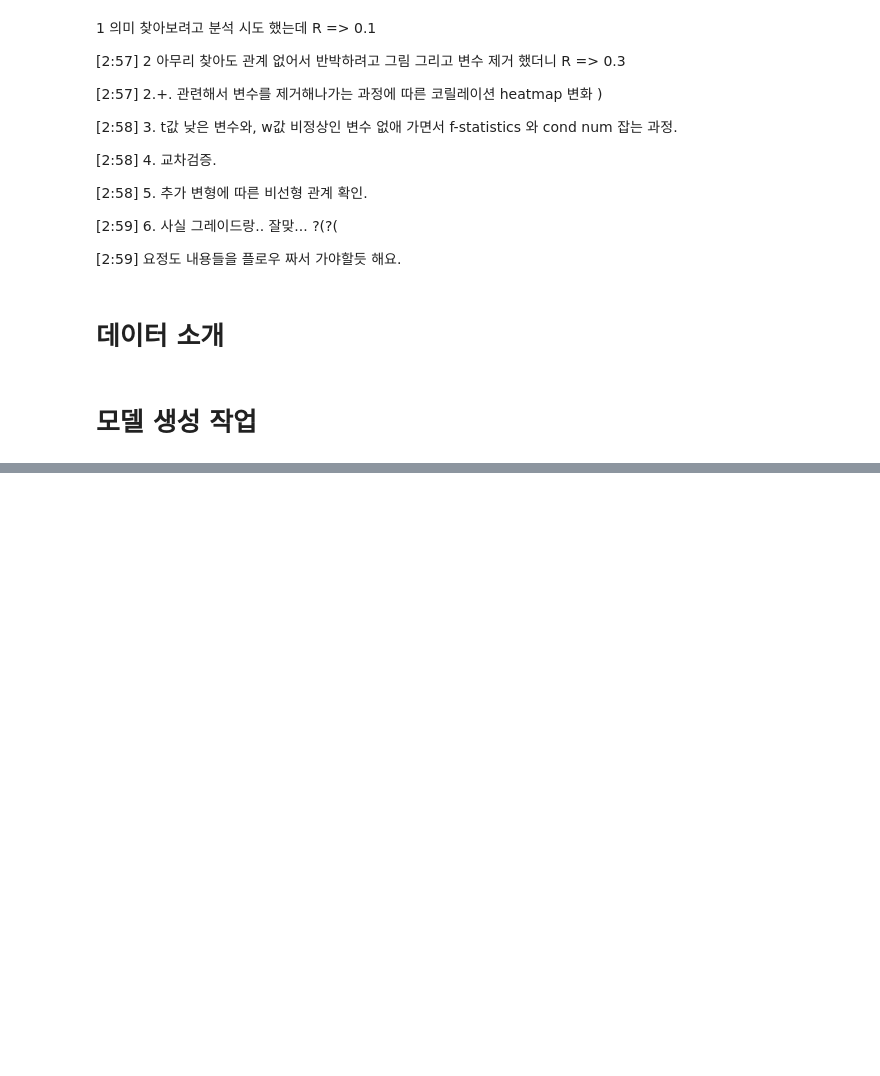
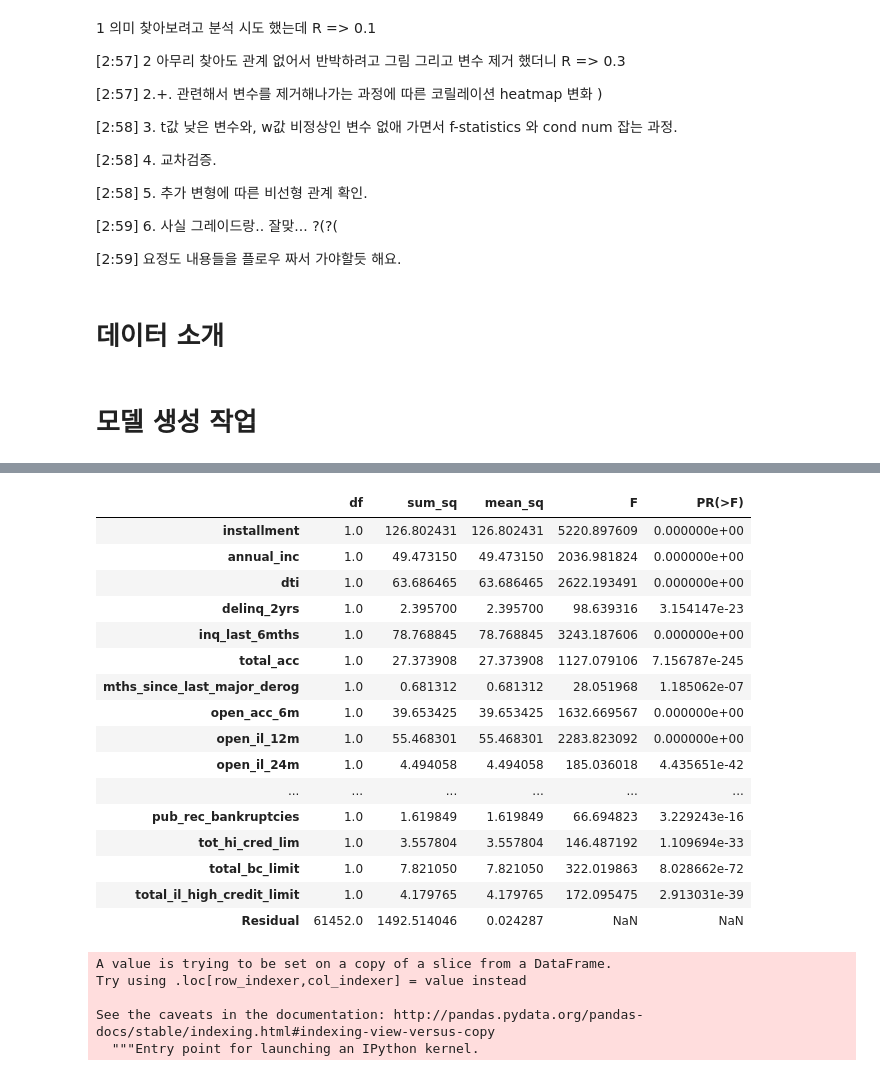
Before and after one commit to devyohan/fc_team_project2, a Jupyter notebook: presentation.ipynb, the cells around one changed output, grey strips where cells are left out. Saved outputs shown, nothing was run; the diff lists cells and outputs as text; code cells hidden in the pictures; blank space fills up the shorter version.

```diff
--- a/presentation.ipynb
+++ b/presentation.ipynb
@@ -122,0 +101,2 @@ dfnew.corr()[(dfnew.corr() >= 0.8) | (dfnew.corr() <= -0.8)]
+# %%
+df2 = df1.dropna(axis=0)
@@ -122,0 +131,14 @@ dfnew.corr()[(dfnew.corr() >= 0.8) | (dfnew.corr() <= -0.8)]
+# %%
+rs2 = sm.OLS.from_formula('int_rate ~ installment + annual_inc + ' +
+                          'dti + delinq_2yrs + inq_last_6mths + total_acc + ' +
+                          'mths_since_last_major_derog + open_acc_6m + open_il_12m + ' +
+                          'open_il_24m + mths_since_rcnt_il + il_util + max_bal_bc + ' +
+                          'all_util + total_rev_hi_lim + inq_fi + total_cu_tl + ' +
+                          'inq_last_12m + acc_open_past_24mths + delinq_amnt + ' +
+                          'mo_sin_old_il_acct + mo_sin_old_rev_tl_op + mort_acc + ' +
+                          'mths_since_recent_bc + mths_since_recent_inq + ' +
+                          'mths_since_recent_revol_delinq + num_accts_ever_120_pd + ' +
+                          'num_bc_sats + num_sats + num_tl_30dpd + num_tl_90g_dpd_24m + ' +
+                          'num_tl_op_past_12m + percent_bc_gt_75 + pub_rec_bankruptcies + ' +
+                          'tot_hi_cred_lim + total_bc_limit + total_il_high_credit_limit', df2).fit()
+print(rs2.summary())
@@ -122,0 +184,28 @@ dfnew.corr()[(dfnew.corr() >= 0.8) | (dfnew.corr() <= -0.8)]
+# %%
+sm.stats.anova_lm(rs2)
+# %% [output]
+|  | df | sum_sq | mean_sq | F | PR(>F) |
+| installment | 1.0 | 126.802431 | 126.802431 | 5220.897609 | 0.000000e+00 |
+| annual_inc | 1.0 | 49.473150 | 49.473150 | 2036.981824 | 0.000000e+00 |
+| dti | 1.0 | 63.686465 | 63.686465 | 2622.193491 | 0.000000e+00 |
+| delinq_2yrs | 1.0 | 2.395700 | 2.395700 | 98.639316 | 3.154147e-23 |
+| inq_last_6mths | 1.0 | 78.768845 | 78.768845 | 3243.187606 | 0.000000e+00 |
+| total_acc | 1.0 | 27.373908 | 27.373908 | 1127.079106 | 7.156787e-245 |
+| mths_since_last_major_derog | 1.0 | 0.681312 | 0.681312 | 28.051968 | 1.185062e-07 |
+| open_acc_6m | 1.0 | 39.653425 | 39.653425 | 1632.669567 | 0.000000e+00 |
+| open_il_12m | 1.0 | 55.468301 | 55.468301 | 2283.823092 | 0.000000e+00 |
+| open_il_24m | 1.0 | 4.494058 | 4.494058 | 185.036018 | 4.435651e-42 |
+| ... | ... | ... | ... | ... | ... |
+| pub_rec_bankruptcies | 1.0 | 1.619849 | 1.619849 | 66.694823 | 3.229243e-16 |
+| tot_hi_cred_lim | 1.0 | 3.557804 | 3.557804 | 146.487192 | 1.109694e-33 |
+| total_bc_limit | 1.0 | 7.821050 | 7.821050 | 322.019863 | 8.028662e-72 |
+| total_il_high_credit_limit | 1.0 | 4.179765 | 4.179765 | 172.095475 | 2.913031e-39 |
+| Residual | 61452.0 | 1492.514046 | 0.024287 | NaN | NaN |
+# %%
+df2['lograte'] = df2.int_rate.map(np.log)
+# %% [output]
+A value is trying to be set on a copy of a slice from a DataFrame.
+Try using .loc[row_indexer,col_indexer] = value instead
+
+See the caveats in the documentation: http://pandas.pydata.org/pandas-docs/stable/indexing.html#indexing-view-versus-copy
+  """Entry point for launching an IPython kernel.
```
Also changed, not shown: parts of 17 cells of this notebook.
